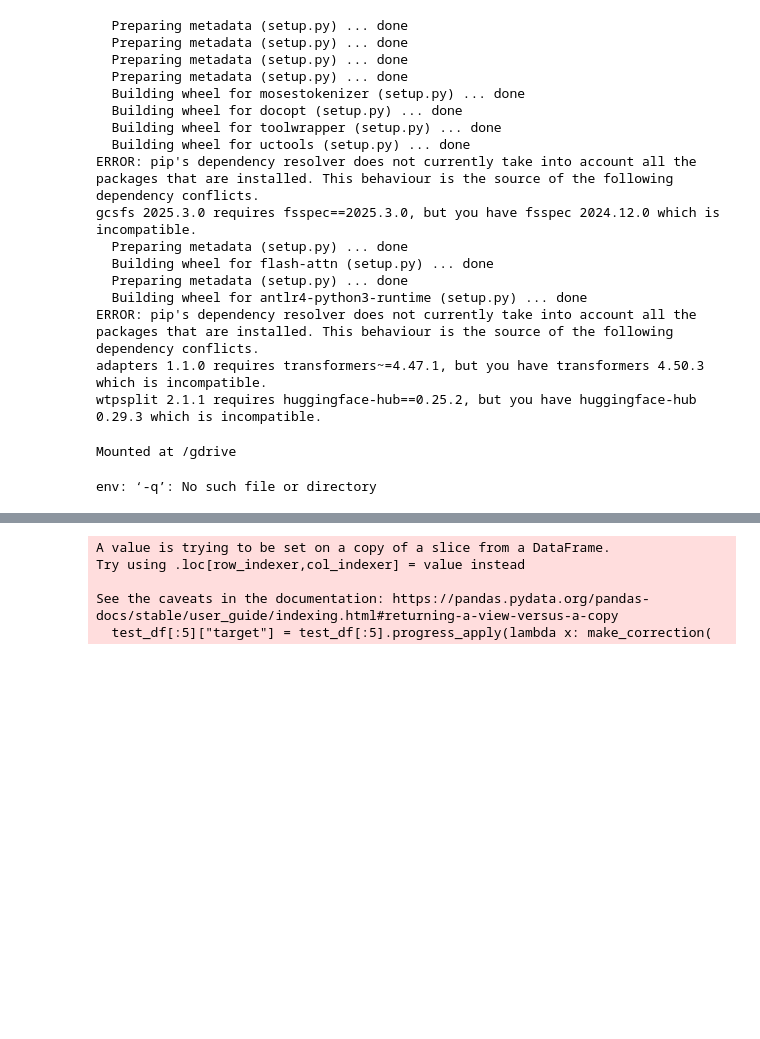
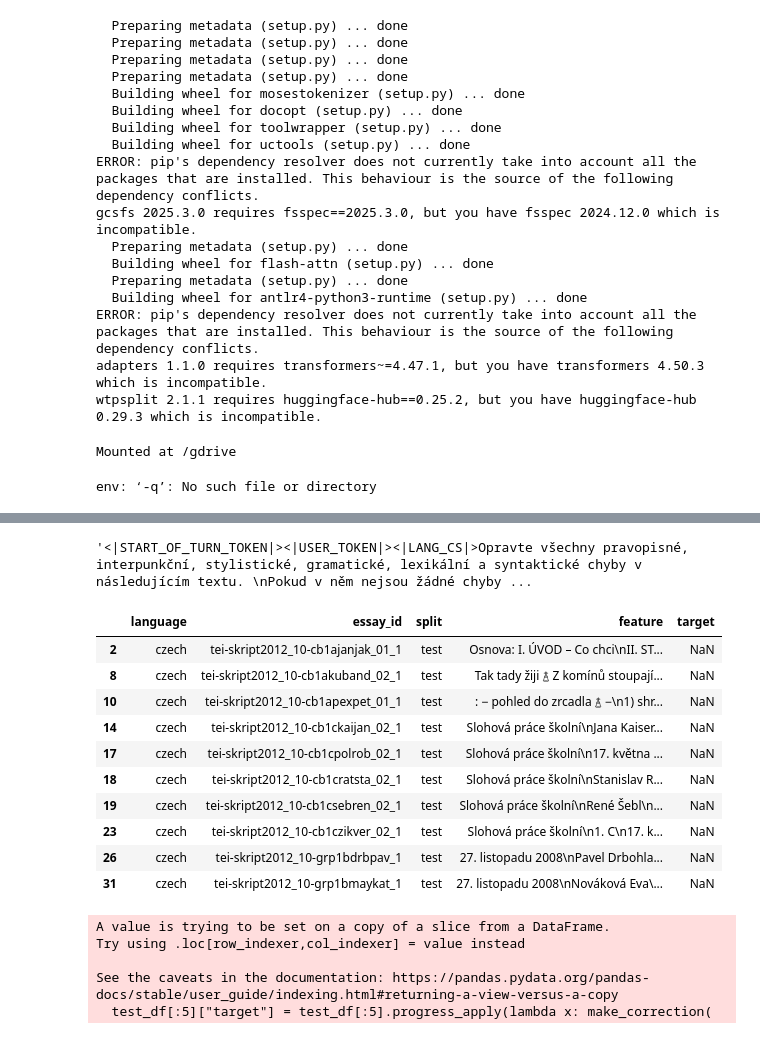
Before and after one commit to r-kovalch/omnigec-models, a Jupyter notebook: notebooks/aya_expanse_8b/multigec/multigec_prediction.ipynb, the cells around one changed output, grey strips where cells are left out. Cells and saved outputs as stored; diff of their text form; code cells hidden in the pictures; blank space fills up the shorter version.

```diff
--- a/notebooks/aya_expanse_8b/multigec/multigec_prediction.ipynb
+++ b/notebooks/aya_expanse_8b/multigec/multigec_prediction.ipynb
@@ -166,0 +306,18 @@ def formatting_prompts_func(example):
+# %%
+"".join(all_corrections)
+# %% [output]
+'<|START_OF_TURN_TOKEN|><|USER_TOKEN|><|LANG_CS|>Opravte všechny pravopisné, interpunkční, stylistické, gramatické, lexikální a syntaktické chyby v následujícím textu. \nPokud v něm nejsou žádné chyby ...
+# %%
+test_df[:10]
+# %% [output]
+|  | language | essay_id | split | feature | target |
+| 2 | czech | tei-skript2012_10-cb1ajanjak_01_1 | test | Osnova: I. ÚVOD – Co chci\nII. ST... | NaN |
+| 8 | czech | tei-skript2012_10-cb1akuband_02_1 | test | Tak tady žiji ࿄ Z komínů stoupají... | NaN |
+| 10 | czech | tei-skript2012_10-cb1apexpet_01_1 | test | : − pohled do zrcadla ࿄ −\n1) shr... | NaN |
+| 14 | czech | tei-skript2012_10-cb1ckaijan_02_1 | test | Slohová práce školní\nJana Kaiser... | NaN |
+| 17 | czech | tei-skript2012_10-cb1cpolrob_02_1 | test | Slohová práce školní\n17. května ... | NaN |
+| 18 | czech | tei-skript2012_10-cb1cratsta_02_1 | test | Slohová práce školní\nStanislav R... | NaN |
+| 19 | czech | tei-skript2012_10-cb1csebren_02_1 | test | Slohová práce školní\nRené Šebl\n... | NaN |
+| 23 | czech | tei-skript2012_10-cb1czikver_02_1 | test | Slohová práce školní\n1. C\n17. k... | NaN |
+| 26 | czech | tei-skript2012_10-grp1bdrbpav_1 | test | 27. listopadu 2008\nPavel Drbohla... | NaN |
+| 31 | czech | tei-skript2012_10-grp1bmaykat_1 | test | 27. listopadu 2008\nNováková Eva\... | NaN |
```
Also changed, not shown: parts of 16 cells of this notebook.
